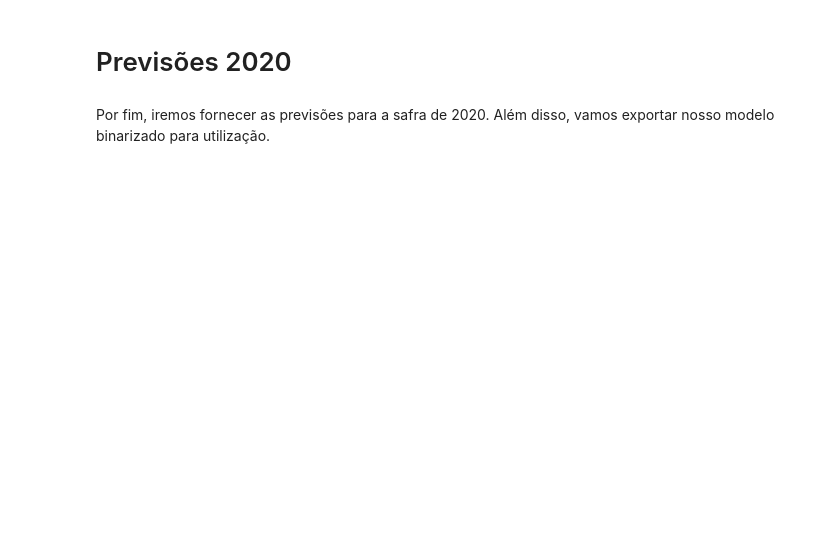
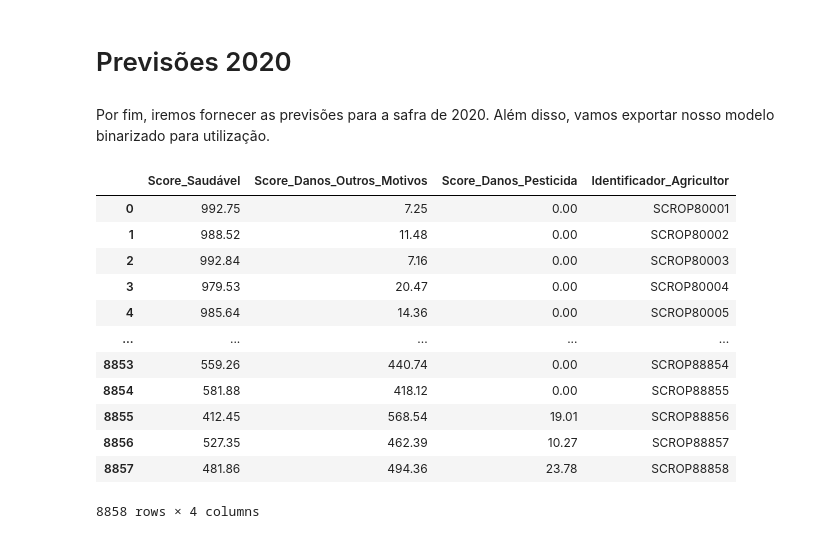
Before and after one commit to Scicrop/jobs-datascience, a Jupyter notebook: notebooks/4_modelagem.ipynb, the cells around one changed output. Saved outputs shown, nothing was run; the diff lists cells and outputs as text; code cells hidden in the pictures; blank space fills up the shorter version.

```diff
--- a/notebooks/4_modelagem.ipynb
+++ b/notebooks/4_modelagem.ipynb
@@ -259,6 +256,7 @@ previsoes_2020 = modelo_pipe.predict_proba(df_safra_2020)
 columns_predict = ['Score_Saudável','Score_Danos_Outros_Motivos','Score_Danos_Pesticida']
 previsoes_2020 = previsoes_2020*1000
 df_previsoes_2020 = pd.DataFrame(previsoes_2020, columns=columns_predict)
+df_previsoes_2020 = df_previsoes_2020.round(2)
 # %%
 # Pre processando os dados de treino e teste para salvar em uma pasta isolada
 df_train_processed = modelo_pipe['preprocessor'].transform(df_train)
@@ -271,7 +269,24 @@ df_train_processed.to_csv(os.path.join(DATA_PROCESSED_PATH, DATA_TRAIN_PROCESSED
 df_test_processed.to_csv(os.path.join(DATA_PROCESSED_PATH, DATA_TEST_PROCESSED_NAME), index=False)
 # %%
 # Salvando previsões, modelo e salvando as bases de treino e teste preprocessadas
+df_previsoes_2020['Identificador_Agricultor'] = df_safra_2020['Identificador_Agricultor'].values
 df_previsoes_2020.to_csv(os.path.join(PREDICT_2020_PATH, PREDICT_2020_NAME), index=False)
+# %%
+df_previsoes_2020
+# %% [output]
+|  | Score_Saudável | Score_Danos_Outros_Motivos | Score_Danos_Pesticida | Identificador_Agricultor |
+| 0 | 992.75 | 7.25 | 0.00 | SCROP80001 |
+| 1 | 988.52 | 11.48 | 0.00 | SCROP80002 |
+| 2 | 992.84 | 7.16 | 0.00 | SCROP80003 |
+| 3 | 979.53 | 20.47 | 0.00 | SCROP80004 |
+| 4 | 985.64 | 14.36 | 0.00 | SCROP80005 |
+| ... | ... | ... | ... | ... |
+| 8853 | 559.26 | 440.74 | 0.00 | SCROP88854 |
+| 8854 | 581.88 | 418.12 | 0.00 | SCROP88855 |
+| 8855 | 412.45 | 568.54 | 19.01 | SCROP88856 |
+| 8856 | 527.35 | 462.39 | 10.27 | SCROP88857 |
+| 8857 | 481.86 | 494.36 | 23.78 | SCROP88858 |
+8858 rows × 4 columns
 # %%
 # Exportando o modelo em formato binarizado
 with open(os.path.join(MODEL_PATH, MODEL_NAME), 'wb') as model:
```
Also changed, not shown: parts of 12 cells of this notebook, 14 other files.
